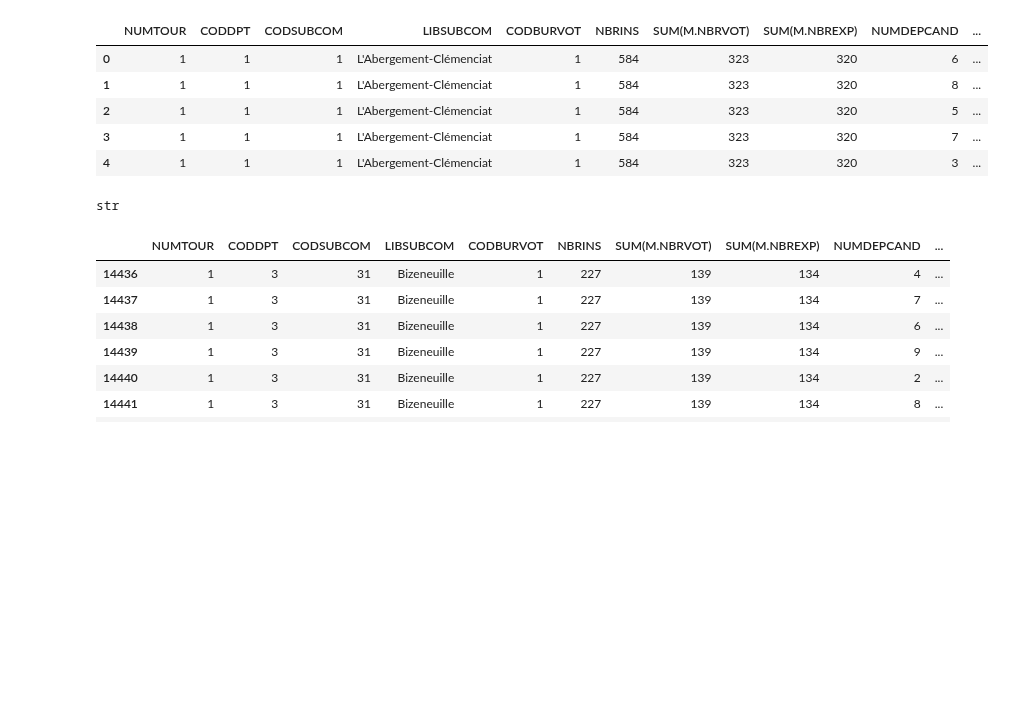
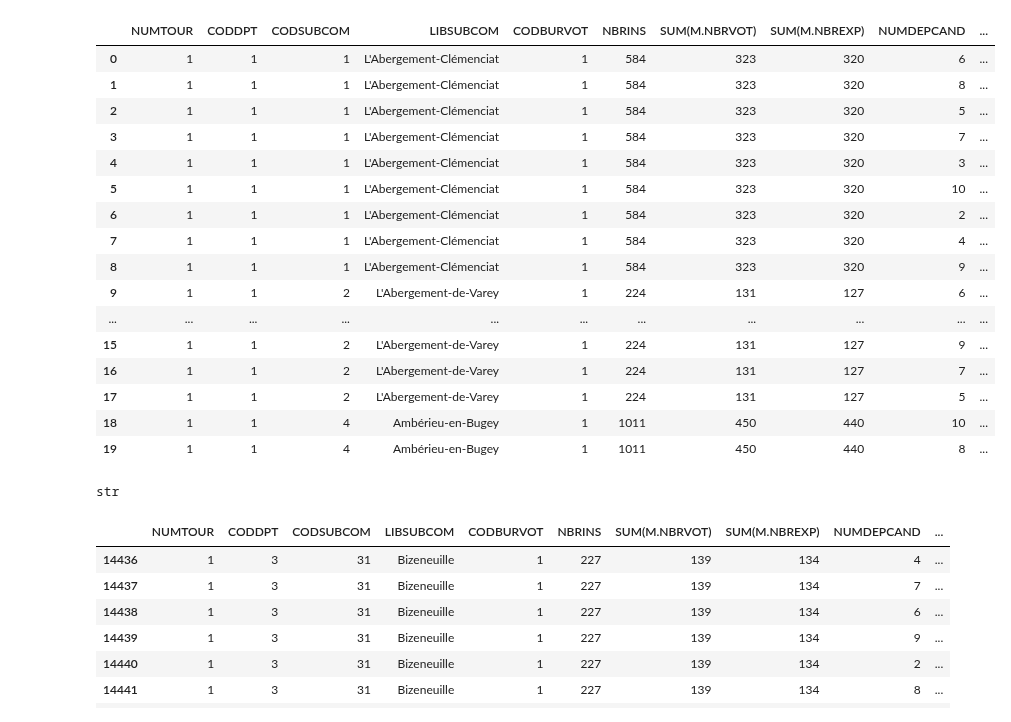
Before and after one commit to du-phan/Electoral-Analysis, a Jupyter notebook: bureau_data_cleaning.ipynb, the cells around one changed output. Cells and saved outputs as stored; diff of their text form; code cells hidden in the pictures; blank space fills up the shorter version.

```diff
--- a/bureau_data_cleaning.ipynb
+++ b/bureau_data_cleaning.ipynb
@@ -7,12 +18,23 @@ bureau = pd.read_csv('original_data/regionale2015_bureau.txt', sep=";", encoding
 # %%
-bureau.head()
+bureau.head(20)
 # %% [output]
 |  | NUMTOUR | CODDPT | CODSUBCOM | LIBSUBCOM | CODBURVOT | NBRINS | SUM(M.NBRVOT) | SUM(M.NBREXP) | NUMDEPCAND | ... |
 | 0 | 1 | 1 | 1 | L'Abergement-Clémenciat | 1 | 584 | 323 | 320 | 6 | ... |
 | 1 | 1 | 1 | 1 | L'Abergement-Clémenciat | 1 | 584 | 323 | 320 | 8 | ... |
 | 2 | 1 | 1 | 1 | L'Abergement-Clémenciat | 1 | 584 | 323 | 320 | 5 | ... |
 | 3 | 1 | 1 | 1 | L'Abergement-Clémenciat | 1 | 584 | 323 | 320 | 7 | ... |
 | 4 | 1 | 1 | 1 | L'Abergement-Clémenciat | 1 | 584 | 323 | 320 | 3 | ... |
+| 5 | 1 | 1 | 1 | L'Abergement-Clémenciat | 1 | 584 | 323 | 320 | 10 | ... |
+| 6 | 1 | 1 | 1 | L'Abergement-Clémenciat | 1 | 584 | 323 | 320 | 2 | ... |
+| 7 | 1 | 1 | 1 | L'Abergement-Clémenciat | 1 | 584 | 323 | 320 | 4 | ... |
+| 8 | 1 | 1 | 1 | L'Abergement-Clémenciat | 1 | 584 | 323 | 320 | 9 | ... |
+| 9 | 1 | 1 | 2 | L'Abergement-de-Varey | 1 | 224 | 131 | 127 | 6 | ... |
+| ... | ... | ... | ... | ... | ... | ... | ... | ... | ... | ... |
+| 15 | 1 | 1 | 2 | L'Abergement-de-Varey | 1 | 224 | 131 | 127 | 9 | ... |
+| 16 | 1 | 1 | 2 | L'Abergement-de-Varey | 1 | 224 | 131 | 127 | 7 | ... |
+| 17 | 1 | 1 | 2 | L'Abergement-de-Varey | 1 | 224 | 131 | 127 | 5 | ... |
+| 18 | 1 | 1 | 4 | Ambérieu-en-Bugey | 1 | 1011 | 450 | 440 | 10 | ... |
+| 19 | 1 | 1 | 4 | Ambérieu-en-Bugey | 1 | 1011 | 450 | 440 | 8 | ... |
 # %%
 import unicodedata
 
```
Also changed, not shown: parts of 2 cells of this notebook, 1 other file.
